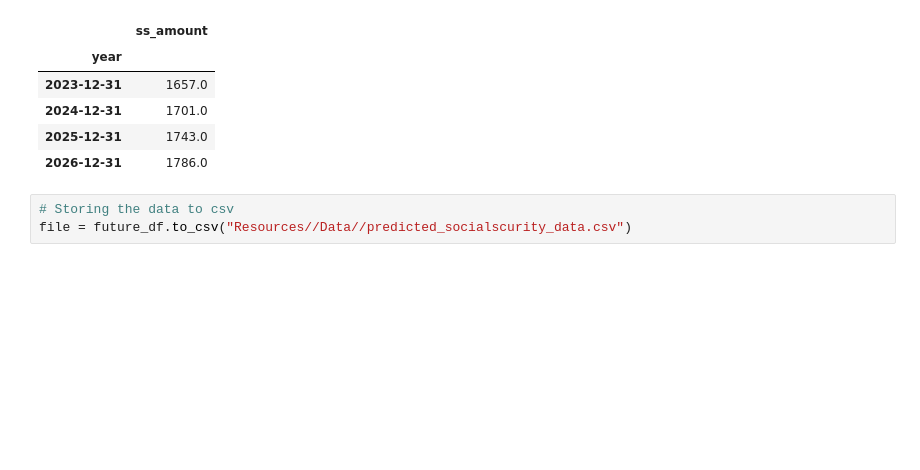
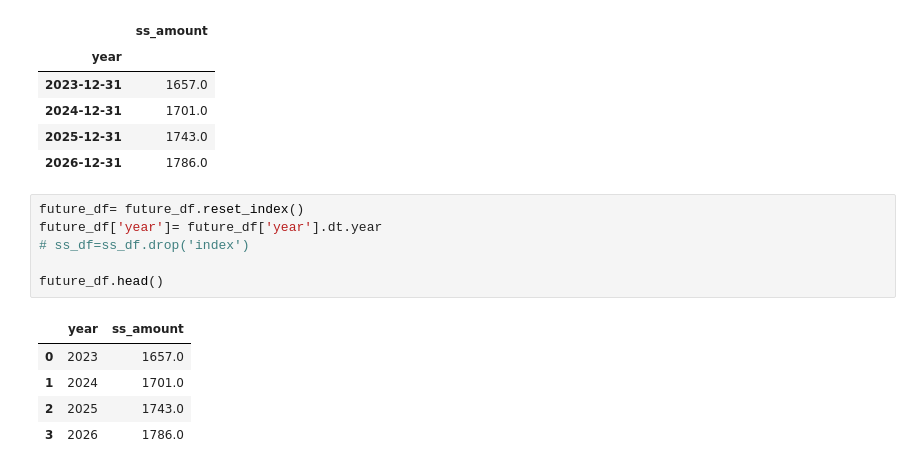
Before and after one commit to vishaldeo/final_project, a Jupyter notebook: social_security.ipynb, the cells around one changed output. Saved outputs shown, nothing was run; the diff lists cells and outputs as text; blank space fills up the shorter version.

```diff
--- a/social_security.ipynb
+++ b/social_security.ipynb
@@ -144,5 +205,14 @@ future_df
 | 2025-12-31 | 1743.0 |
 | 2026-12-31 | 1786.0 |
 # %%
-# Storing the data to csv
-file = future_df.to_csv("Resources//Data//predicted_socialscurity_data.csv")
+future_df= future_df.reset_index()
+future_df['year']= future_df['year'].dt.year
+# ss_df=ss_df.drop('index')
+
+future_df.head()
+# %% [output]
+|  | year | ss_amount |
+| 0 | 2023 | 1657.0 |
+| 1 | 2024 | 1701.0 |
+| 2 | 2025 | 1743.0 |
+| 3 | 2026 | 1786.0 |
```
Also changed, not shown: parts of 13 cells of this notebook, 2 other files.
